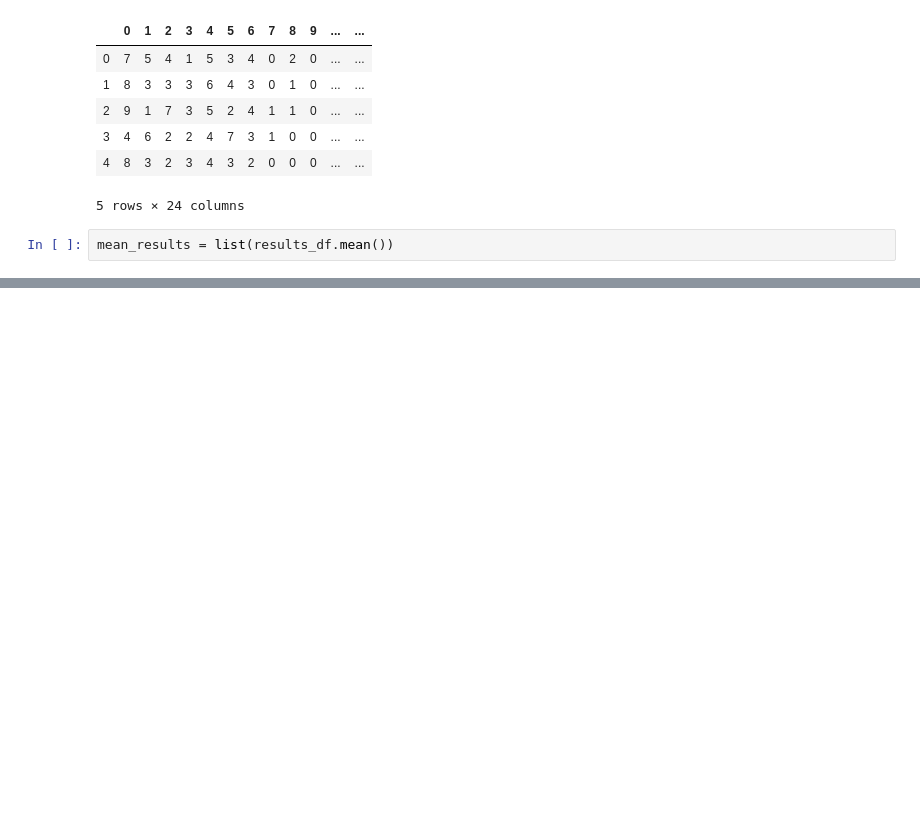
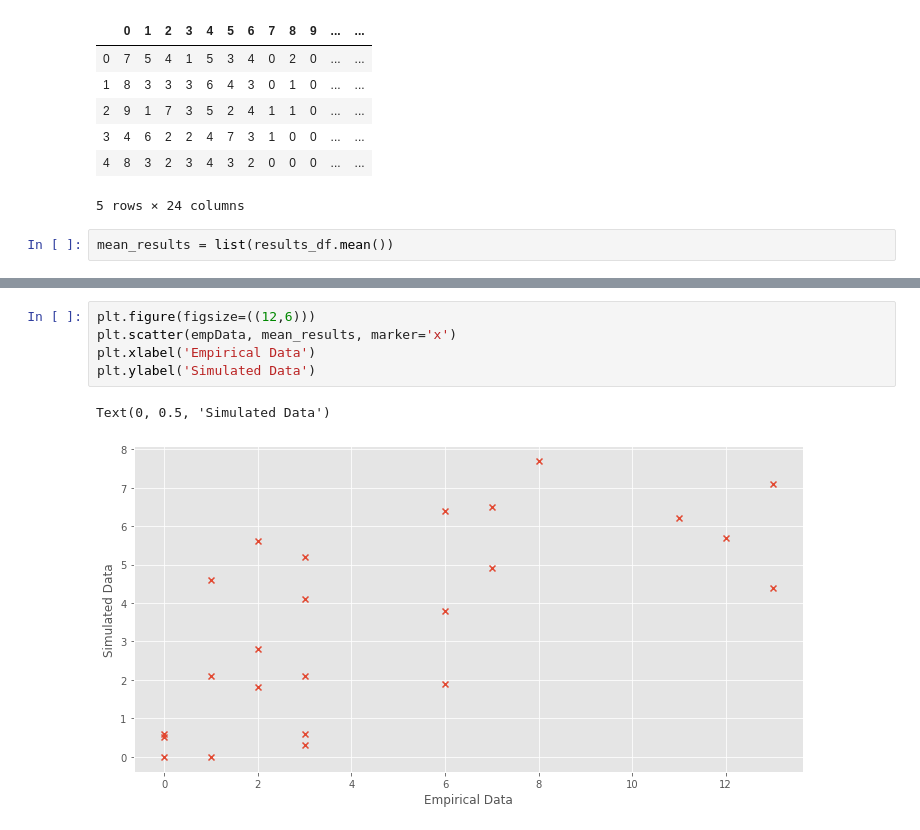
Before and after one commit to ericinlinux/ABM4CTT, a Jupyter notebook: Python/BehaviorSpace_Analysis_Phase_4a.ipynb, the cells around one changed output, grey strips where cells are left out. Drawn from its saved outputs; the diff is of its cells as text; blank space fills up the shorter version.

```diff
--- a/Python/BehaviorSpace_Analysis_Phase_4a.ipynb
+++ b/Python/BehaviorSpace_Analysis_Phase_4a.ipynb
@@ -149,0 +151,8 @@ pearsonr(empData, mean_results)
+# %%
+plt.figure(figsize=((12,6)))
+plt.scatter(empData, mean_results, marker='x')
+plt.xlabel('Empirical Data')
+plt.ylabel('Simulated Data')
+# %% [output]
+Text(0, 0.5, 'Simulated Data')
+[figure, added]
```
Also changed, not shown: parts of 10 cells of this notebook, 3 other files.
